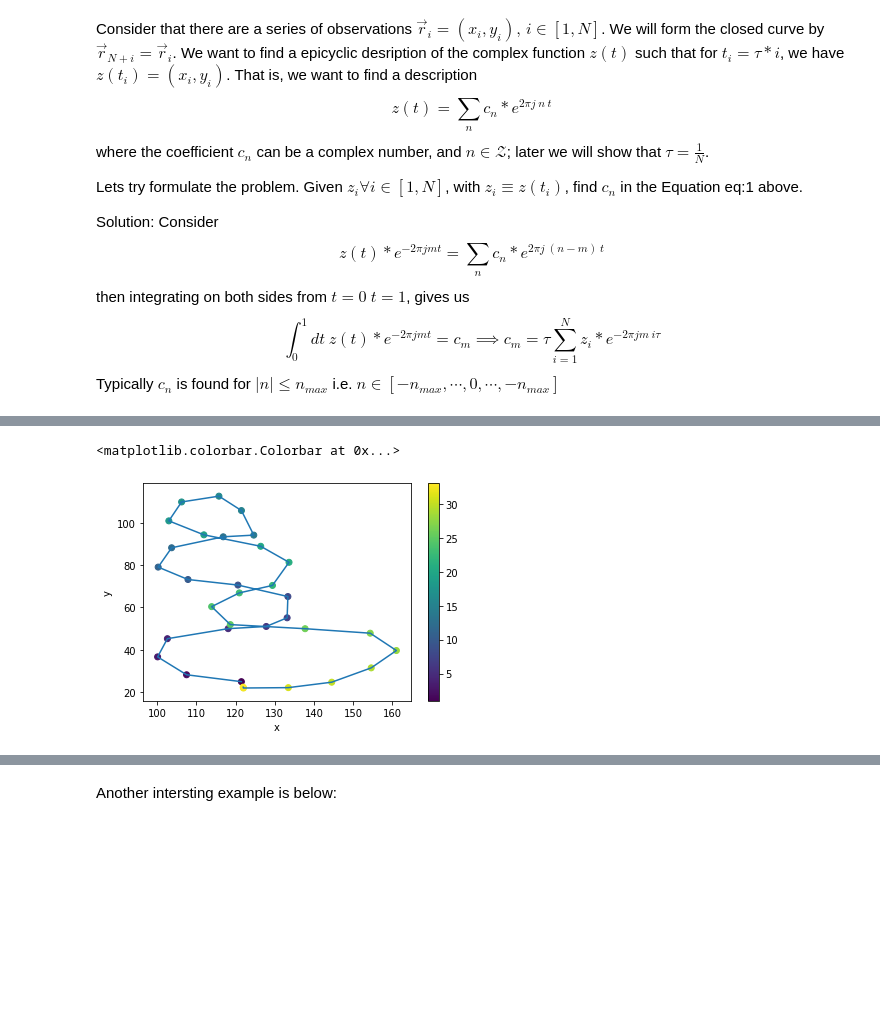
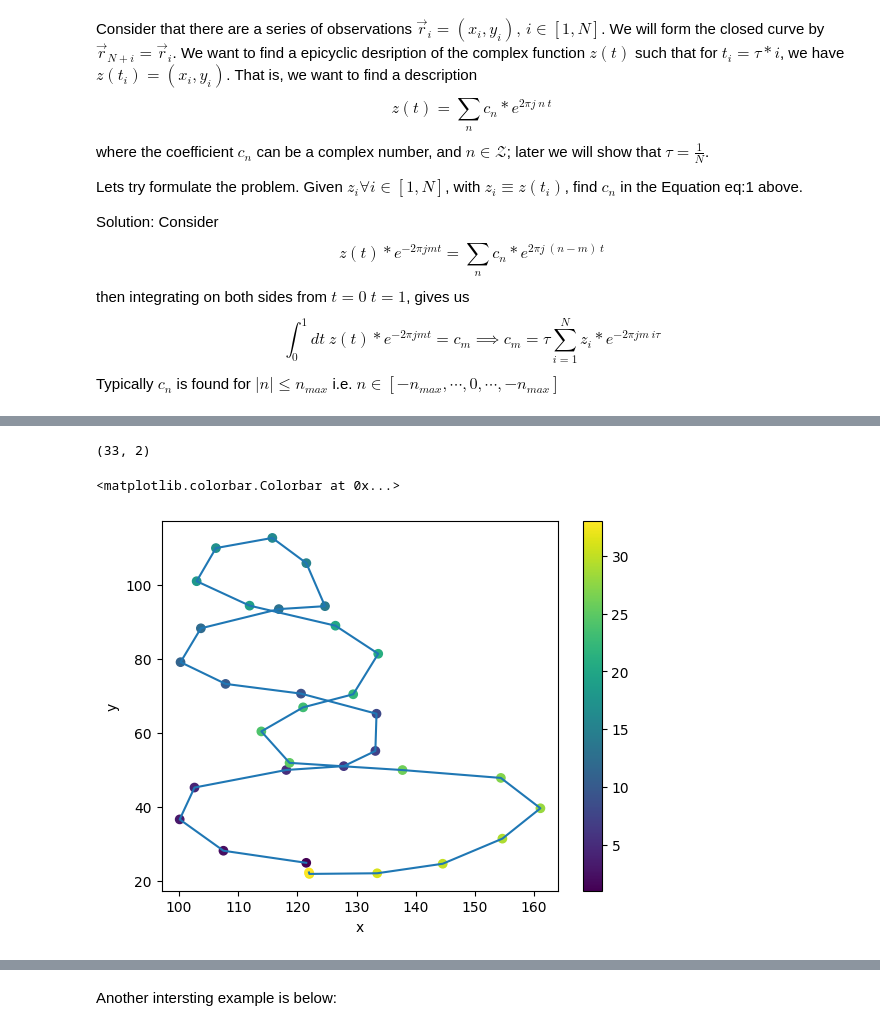
Before and after one commit to shrey715/computing-in-sciences-2, a Jupyter notebook: workbooks ig/FourierAnalysis_ClassPrep.ipynb, the cells around one changed output, grey strips where cells are left out. Cells and saved outputs as stored; diff of their text form; code cells hidden in the pictures; blank space fills up the shorter version.

```diff
--- a/workbooks ig/FourierAnalysis_ClassPrep.ipynb
+++ b/workbooks ig/FourierAnalysis_ClassPrep.ipynb
@@ -233,10 +149,0 @@ BELOW ARE THE (X,Y) pair (one per line) for a closed curve stored in the file: "
-# %%
-plot(curve2[:,0],curve2[:,1],'-',label='orig')
-scatter(curve2[:,0],curve2[:,1],c=list(range(1,shape(curve2)[0]+1)))
-
-xlabel('x')
-ylabel('y')
-colorbar()
-# %% [output]
-<matplotlib.colorbar.Colorbar at 0x...>
-[figure, removed]
@@ -243,3 +157,54 @@ colorbar()
+# %%
+import numpy as np
+
+curve2 = np.array([
+    (121.49305, 24.870832),
+    (107.49556, 28.132284),
+    (100.09688, 36.593452),
+    (102.59857, 45.19524),
+    (118.11889, 49.939392),
+    (127.84305, 50.976391),
+    (133.17926, 55.077209),
+    (133.3734, 65.122757),
+    (120.6111, 70.555557),
+    (107.85551, 73.181053),
+    (100.23964, 79.049072),
+    (103.67777, 88.194443),
+    (116.85825, 93.379539),
+    (124.66315, 94.171944),
+    (121.51106, 105.78836),
+    (115.76173, 112.59842),
+    (106.22371, 109.85727),
+    (102.96416, 100.91142),
+    (111.91701, 94.309814),
+    (126.43134, 88.897537),
+    (133.66388, 81.315277),
+    (129.43056, 70.379166),
+    (120.96388, 66.851387),
+    (113.90132, 60.350796),
+    (118.67082, 51.858334),
+    (137.76537, 49.918056),
+    (154.39876, 47.793934),
+    (161.08369, 39.599545),
+    (154.65416, 31.397223),
+    (144.56799, 24.620348),
+    (133.48749, 22.048611),
+    (122.02221, 21.872223),
+    (121.95285, 22.265259)
+])
+
+print(curve2.shape)
+
+plt.plot(curve2[:,0],curve2[:,1],'-',label='orig')
+plt.scatter(curve2[:,0],curve2[:,1],c=list(range(1,np.shape(curve2)[0]+1)))
+
+plt.xlabel('x')
+plt.ylabel('y')
+plt.colorbar()
+# %% [output]
+(33, 2)
+<matplotlib.colorbar.Colorbar at 0x...>
+[figure, added]
 # %%
 curve2_zvals = curve2[:,0]+1j*curve2[:,1]
 # %%
```
Also changed, not shown: parts of 19 cells of this notebook, 5 other files.
